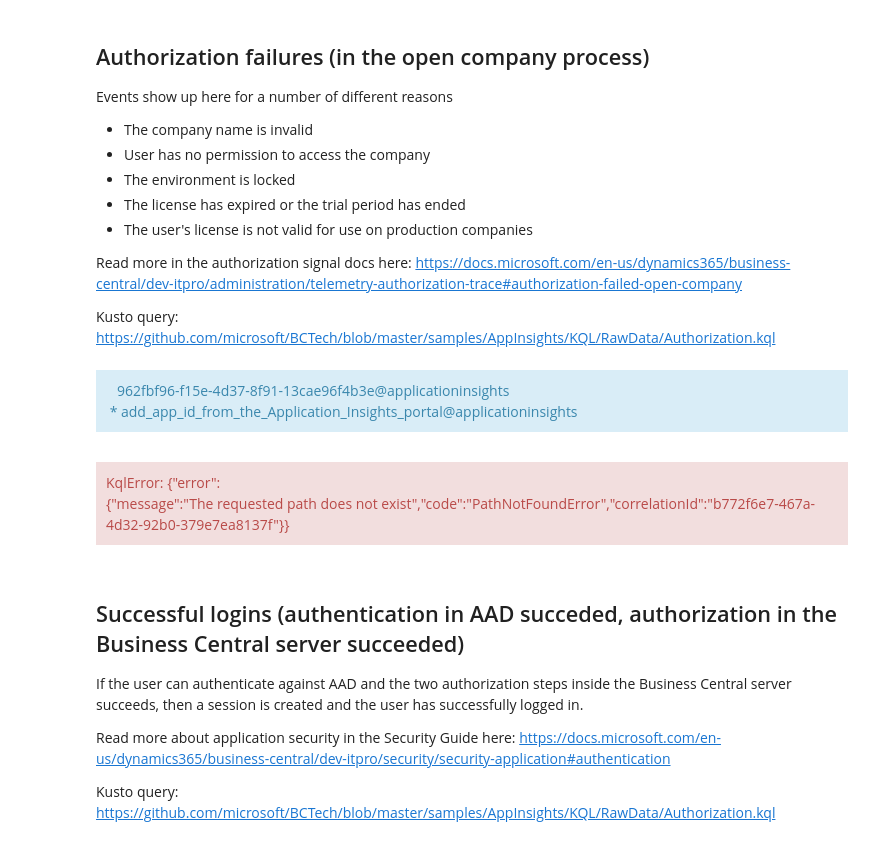
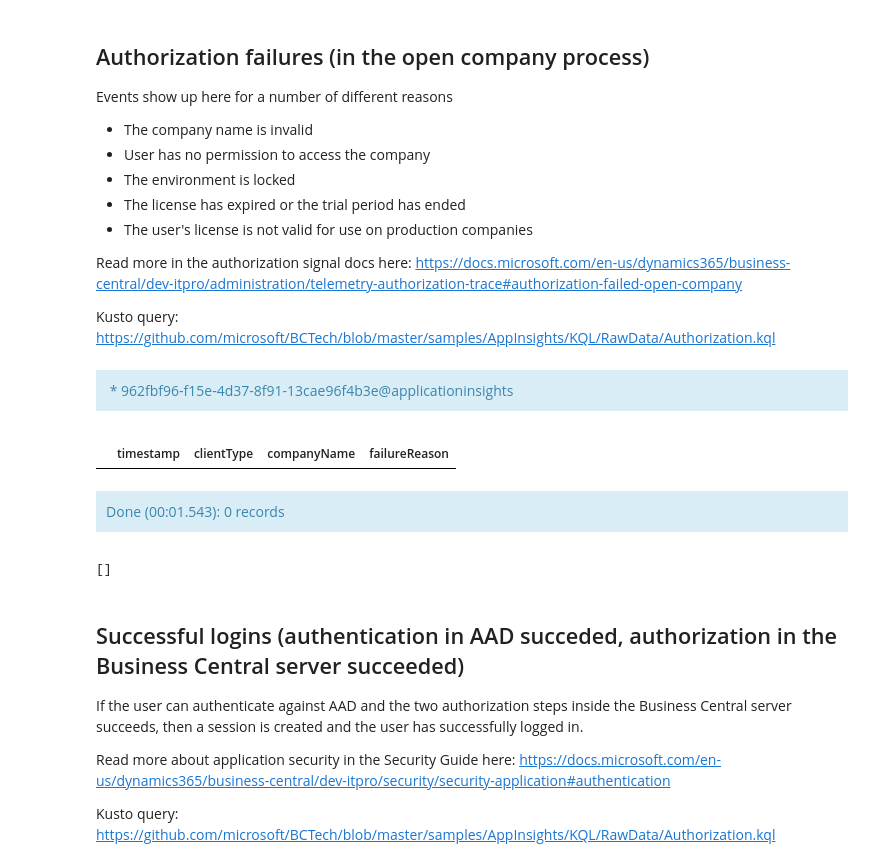
Before and after one commit to microsoft/BCTech, a Jupyter notebook: samples/AppInsights/TroubleShootingGuides/JupyterNotebooks/Login-issues-TSG.ipynb, the cells around one changed output. Cells and saved outputs as stored; diff of their text form; code cells hidden in the pictures.

```diff
--- a/samples/AppInsights/TroubleShootingGuides/JupyterNotebooks/Login-issues-TSG.ipynb
+++ b/samples/AppInsights/TroubleShootingGuides/JupyterNotebooks/Login-issues-TSG.ipynb
@@ -114,26 +175,27 @@ Kusto query: https://github.com/microsoft/BCTech/blob/master/samples/AppInsights
 # %%
 %%kql
 let _aadTenantId = aadTenantId;
 let _environmentName = environmentName;
 let _startDate = startDate;
 let _endDate = endDate;
 traces
 | where 1==1
     and timestamp >= todatetime(_startDate)
     and timestamp <= todatetime(_endDate) + totimespan(24h) - totimespan(1ms)
     and customDimensions.aadTenantId == _aadTenantId
-    and customDimensions.environmentName == _environmentName
+    and (_environmentName == '' or customDimensions.environmentName == _environmentName )
     and customDimensions.eventId == 'RT0002'
 | project timestamp
 , clientType = customDimensions.clientType
 , companyName = customDimensions.companyName
 , failureReason = customDimensions.failureReason
 | order by timestamp desc
 | limit 100
 # %% [output]
-962fbf96-f15e-4d37-8f91-13cae96f4b3e@applicationinsights
-* add_app_id_from_the_Application_Insights_portal@applicationinsights
+* 962fbf96-f15e-4d37-8f91-13cae96f4b3e@applicationinsights
+|  | timestamp | clientType | companyName | failureReason |
-KqlError: {"error":{"message":"The requested path does not exist","code":"PathNotFoundError","correlationId":"b772f6e7-467a-4d32-92b0-379e7ea8137f"}}
+Done (00:01.543): 0 records
+[]
 # %% [markdown]
 ## Successful logins (authentication in AAD succeded, authorization in the Business Central server succeeded)
 
```
Also changed, not shown: parts of 10 cells of this notebook, 5 other files.
